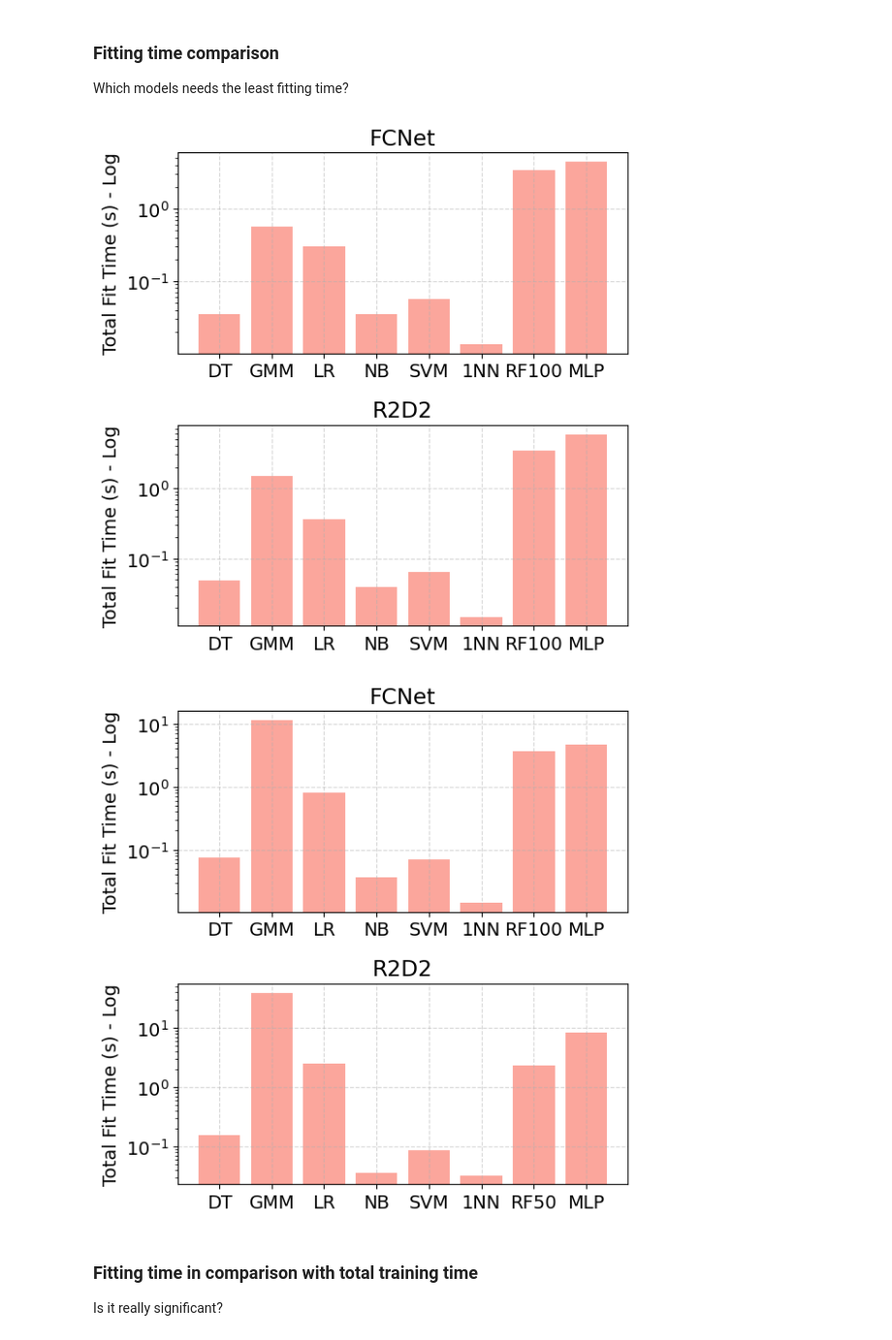
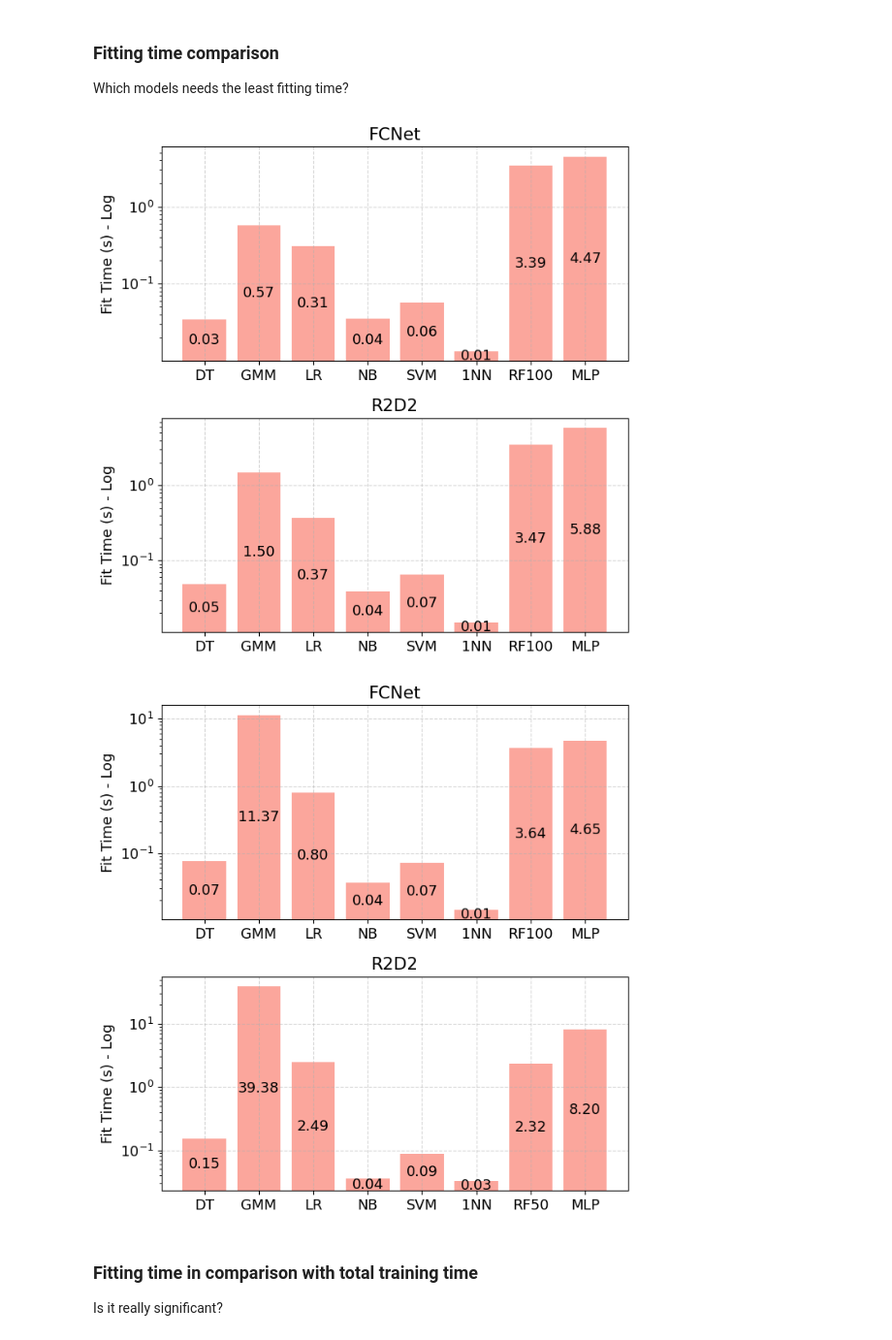
Before and after one commit to MChatzakis/BioMON, a Jupyter notebook: bioMON.ipynb, the cells around one changed output. Shown at 97% size. Saved outputs shown, nothing was run; the diff lists cells and outputs as text; code cells hidden in the pictures.

```diff
--- a/bioMON.ipynb
+++ b/bioMON.ipynb
@@ -151,7 +153,7 @@ for index, dataset in enumerate(datasets):
 
     for _, backbone in enumerate(backbones):
         backbone_accuracies = []
-
+        backbone_std = []
         best_acc = -1
         best_model = None
 
@@ -160,15 +162,16 @@ for index, dataset in enumerate(datasets):
             data = pd.read_csv(path + "test_summary.csv")
 
             test_line = data.iloc[2]
-            acc = test_line["acc_mean"] / 100
+            acc = test_line["acc_mean"]
+            std = test_line["acc_std"]
             backbone_accuracies.append(acc)
+            backbone_std.append(std)
 
             if acc > best_acc:
                 best_acc = acc
                 best_model = f"{k}NN"
 
         best_backbone_knn[backbone] = best_model
-
         ax[index].plot(knn, backbone_accuracies, label=backbone, marker="o")
 
     best_knn[dataset] = best_backbone_knn
@@ -176,9 +179,10 @@ for index, dataset in enumerate(datasets):
     ax[index].grid(alpha=0.5, linestyle='--')
     ax[index].set_xlabel("k")
     if index == 0:
-        ax[index].set_ylabel("Accuracy")
+        ax[index].set_ylabel("Accuracy (%)")
     ax[index].set_title(f"{dataset}")
     ax[index].legend()
+    # set y scale to two decimals
 
 #fig.suptitle("Accuracy of BioMON-KNN on different datasets")
 fig.tight_layout()
@@ -203,8 +207,7 @@ rf = ["10", "50", "100"]
 
 best_rf = {}
 
-plt.rcParams.update({'font.size': 12})
-
+plt.rcParams.update({'font.size': 13})
 
 fig, ax = plt.subplots(1, len(backbones), figsize=(7, 3))
 for index, dataset in enumerate(datasets):
@@ -221,7 +224,7 @@ for index, dataset in enumerate(datasets):
             data = pd.read_csv(path + "test_summary.csv")
 
             test_line = data.iloc[2]
-            acc = test_line["acc_mean"] / 100
+            acc = test_line["acc_mean"]
             backbone_accuracies.append(acc)
 
             if acc > best_acc:
@@ -237,7 +240,7 @@ for index, dataset in enumerate(datasets):
     ax[index].grid(alpha=0.5, linestyle='--')
     ax[index].set_xlabel("Estimators")
     if index == 0:
-        ax[index].set_ylabel("Accuracy")
+        ax[index].set_ylabel("Accuracy (%)")
     ax[index].set_title(f"{dataset}")
     ax[index].legend()
 
@@ -261,6 +264,8 @@ n_query = 15
 
 backbones = ["FCNet", "R2D2"]
 datasets = ["tabula_muris", "swissprot"]
+
+plt.rcParams.update({'font.size': 13})
 
 for dataset in datasets:
     for backbone in backbones:
@@ -311,6 +316,9 @@ n_query = 15
 
 backbones = ["FCNet", "R2D2"]
 datasets = ["tabula_muris", "swissprot"]
+
+plt.rcParams.update({'font.size': 14})
+
 
 for dataset in datasets:
     fig, ax = plt.subplots(len(backbones), 1, figsize=(7, 7))
@@ -334,12 +342,13 @@ for dataset in datasets:
         for _, classifier in enumerate(classifiers):
             if classifier == "MLP":
                 classifier = "MLP_e10_l128-64"
+
             path = f"{RESULTS_DIR}/{dataset}/bioMON_{classifier}_{backbone}/{n_way}w{n_shot}s{n_query}q/"
             data = pd.read_csv(path + "test_summary.csv")
             test_line = data.iloc[2]
 
-            acc = test_line["acc_mean"] / 100
-            std = test_line["acc_std"] / 100
+            acc = test_line["acc_mean"]
+            std = test_line["acc_std"]
 
             classifier_accuracies.append(acc)
             classifier_std.append(std)
@@ -355,7 +364,7 @@ for dataset in datasets:
         ax[index].set_title(f"{backbone}")
         #ax[index].set_xlabel("Classifier")
         #if index == 0:
-        ax[index].set_ylabel("Accuracy")
+        ax[index].set_ylabel("Accuracy (%)")
         ax[index].errorbar(
             classifiers,
             classifier_accuracies,
@@ -363,7 +372,8 @@ for dataset in datasets:
             fmt="o",
             color="black",
         )
-
+        ax[index].bar_label(ax[index].containers[0], fmt="%.0f", label_type="center")
+        #ax[index].set_ylim([0, 95])
 
     #fig.suptitle(f"{dataset}")
     fig.tight_layout()
@@ -386,8 +396,11 @@ n_query = 15
 backbones = ["FCNet", "R2D2"]
 datasets = ["tabula_muris", "swissprot"]
 
+plt.rcParams.update({'font.size': 13})
+
+
 for dataset in datasets:
-    fig, ax = plt.subplots(len(backbones), 1, figsize=(6, 6))
+    fig, ax = plt.subplots(len(backbones), 1, figsize=(7, 7))
     for index, backbone in enumerate(backbones):
         classifiers = (
             [
@@ -402,36 +415,37 @@ for dataset in datasets:
         )
         total_classifiers = len(classifiers)
 
         classifier_accuracies = []
 
         for _, classifier in enumerate(classifiers):
             if classifier == "MLP":
                 classifier = "MLP_e10_l128-64"
 
             path = f"{RESULTS_DIR}/{dataset}/bioMON_{classifier}_{backbone}/{n_way}w{n_shot}s{n_query}q/"
             data = pd.read_csv(path + "train_summary.csv")
             test_line = data.iloc[0]
 
             acc = test_line["total_head_fit_time"] / 100
 
             classifier_accuracies.append(acc)
 
         ax[index].grid(alpha=0.5, linestyle="--")
         ax[index].bar(classifiers, classifier_accuracies, color="salmon", alpha=0.7)
         ax[index].set_title(f"{backbone}")
 
-        ax[index].set_ylabel("Total Fit Time (s) - Log")
+        ax[index].set_ylabel("Fit Time (s) - Log")
 
         ax[index].grid(axis="y", alpha=0.5)
+        ax[index].bar_label(ax[index].containers[0], fmt="%.2f", label_type="center")
         ax[index].set_yscale("log")
 
     #fig.suptitle(f"Fitting Time of BioMON Classifiers on {dataset} dataset")
     fig.tight_layout()
     fig.savefig(f"{SAVE_PLOTS_DIR}/classifier_fit_time_{dataset}.png")
     plt.show()
 # %% [output]
-[figure, old version]
+[figure, new version]
-[figure, old version]
+[figure, new version]
 # %% [markdown]
 ### Fitting time in comparison with total training time
 
```
Also changed, not shown: parts of 9 cells of this notebook, 20 other files.
